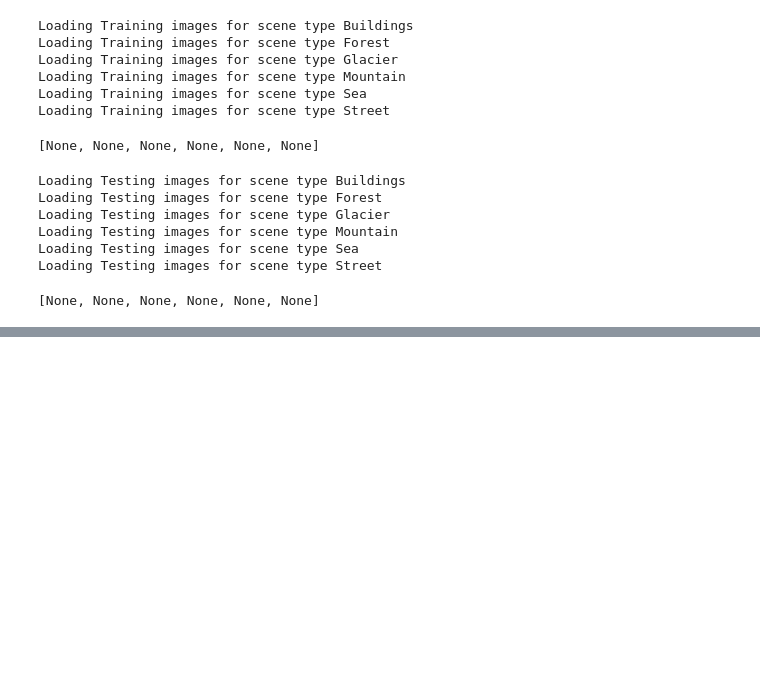
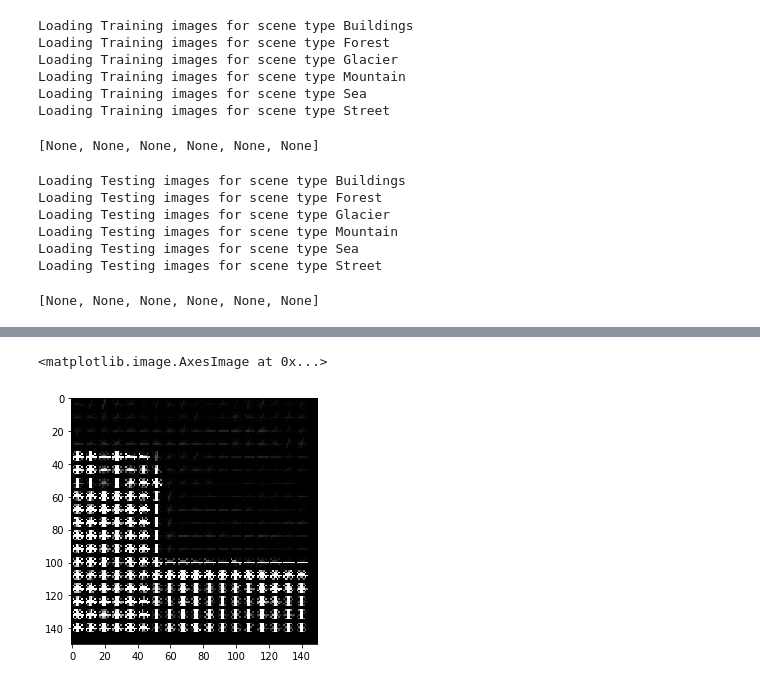
Before and after one commit to Maagero/TDT4173, a Jupyter notebook: SVM.ipynb, the cells around one changed output, grey strips where cells are left out. Cells and saved outputs as stored; diff of their text form; code cells hidden in the pictures; blank space fills up the shorter version.

```diff
--- a/SVM.ipynb
+++ b/SVM.ipynb
@@ -105,0 +122,9 @@ print(classification_report(y_test, grid_predictions))
+# %%
+hog_example, hog_image = feature.hog(example_image,visualize=True)
+# %%
+#Rescale histogram for better display
+hog_image_rescaled = exposure.rescale_intensity(hog_image, in_range=(0, 10))
+io.imshow(hog_image_rescaled, cmap=plt.cm.gray)
+# %% [output]
+<matplotlib.image.AxesImage at 0x...>
+[figure, added]
```
Also changed, not shown: parts of 13 cells of this notebook, 1 other file.
